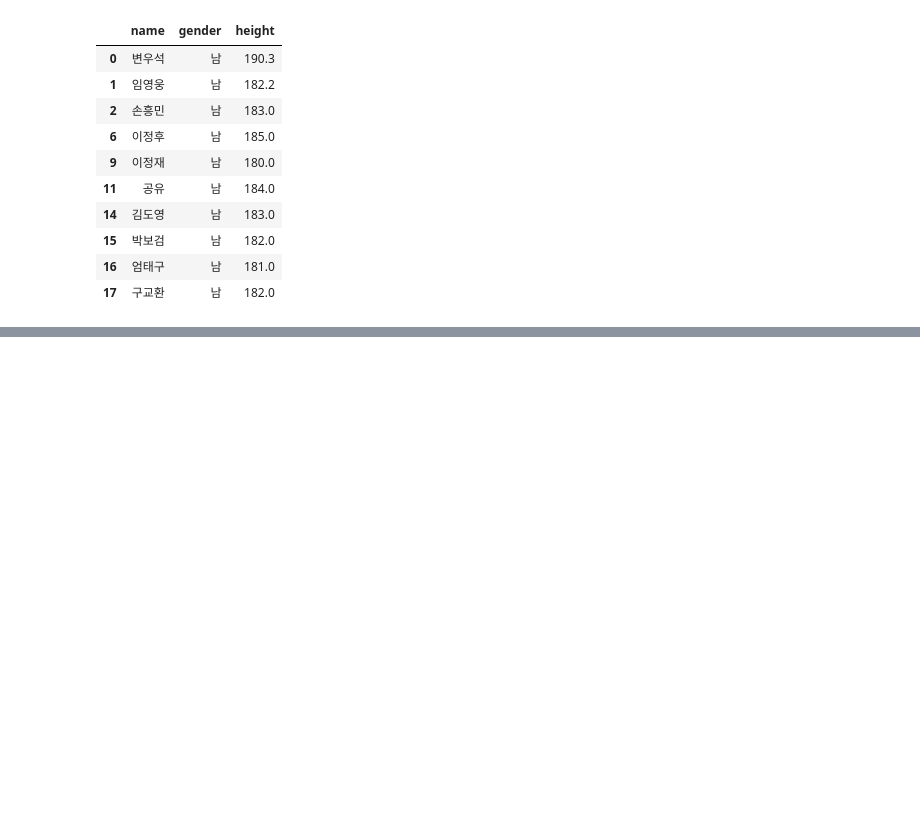
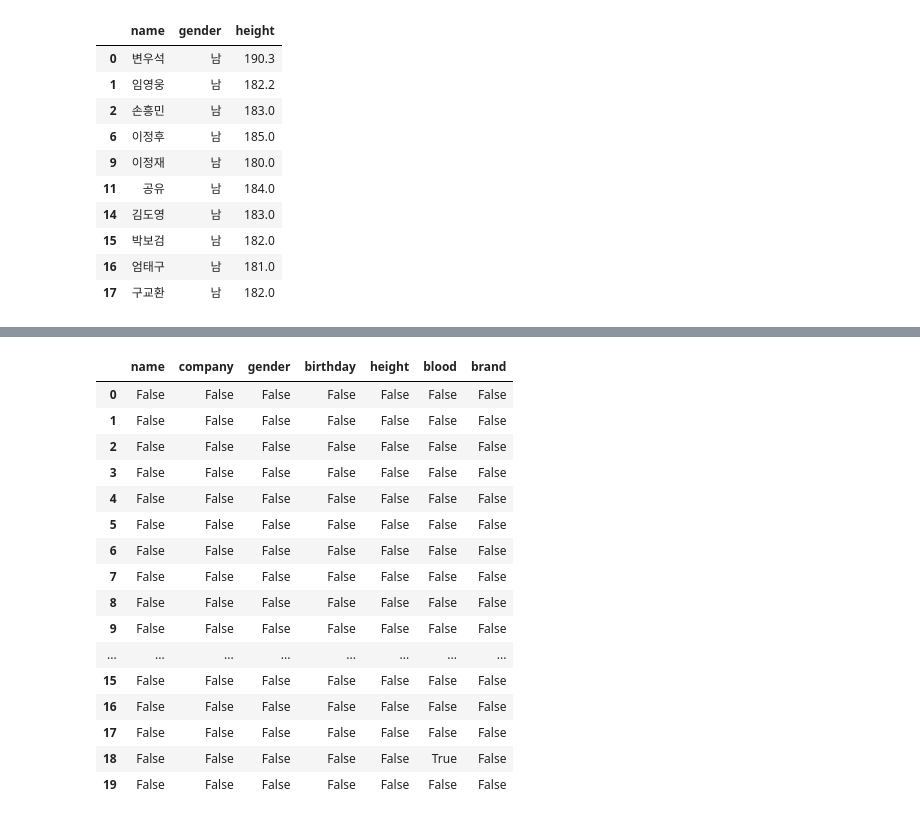
Before and after one commit to kjalh/02_DataAnalysis, a Jupyter notebook: 02_판다스(pandas).ipynb, the cells around one changed output, grey strips where cells are left out. Saved outputs shown, nothing was run; the diff lists cells and outputs as text; code cells hidden in the pictures; blank space fills up the shorter version.

```diff
--- a/02_판다스(pandas).ipynb
+++ b/02_판다스(pandas).ipynb
@@ -722,0 +783,20 @@ df.loc[df['height'] >= 180, ['name', 'gender', 'height']]   # SELECT name, gende
+# %%
+df.isna()  # Nan 값이 들어있는 곳을  True로 해서 전부 보여줌
+# %% [output]
+|  | name | company | gender | birthday | height | blood | brand |
+| 0 | False | False | False | False | False | False | False |
+| 1 | False | False | False | False | False | False | False |
+| 2 | False | False | False | False | False | False | False |
+| 3 | False | False | False | False | False | False | False |
+| 4 | False | False | False | False | False | False | False |
+| 5 | False | False | False | False | False | False | False |
+| 6 | False | False | False | False | False | False | False |
+| 7 | False | False | False | False | False | False | False |
+| 8 | False | False | False | False | False | False | False |
+| 9 | False | False | False | False | False | False | False |
+| ... | ... | ... | ... | ... | ... | ... | ... |
+| 15 | False | False | False | False | False | False | False |
+| 16 | False | False | False | False | False | False | False |
+| 17 | False | False | False | False | False | False | False |
+| 18 | False | False | False | False | False | True | False |
+| 19 | False | False | False | False | False | False | False |
```
Also changed, not shown: parts of 52 cells of this notebook, 2 other files.
